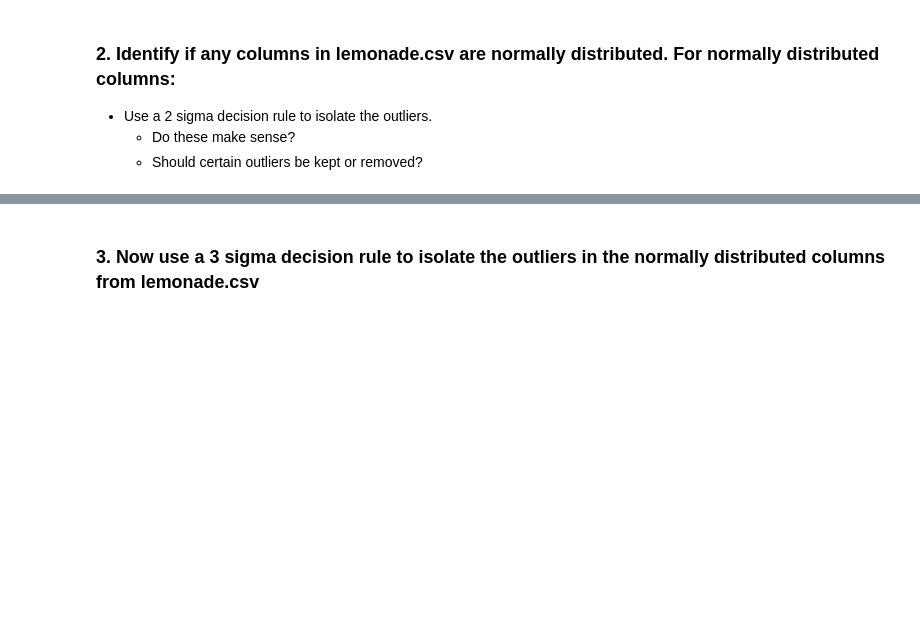
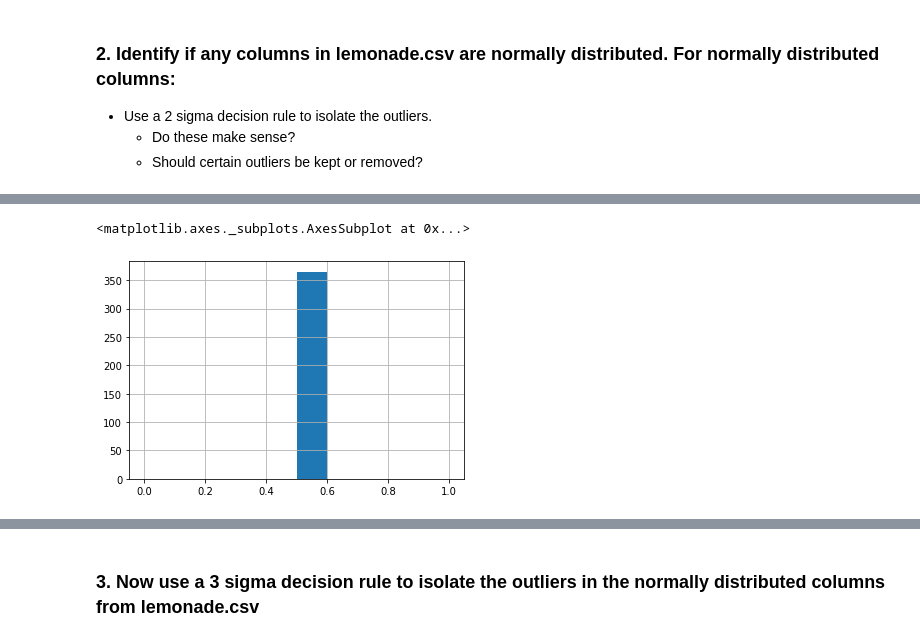
Before and after one commit to dbojado/anomaly-detection-exercises, a Jupyter notebook: continuous_probabilistic_methods.ipynb, the cells around one changed output, grey strips where cells are left out. Drawn from its saved outputs; the diff is of its cells as text; code cells hidden in the pictures; blank space fills up the shorter version.

```diff
--- a/continuous_probabilistic_methods.ipynb
+++ b/continuous_probabilistic_methods.ipynb
@@ -17,0 +235,5 @@ Define a function named get_lower_and_upper_bounds that has two arguments. The f
+# %%
+df.Price.hist()
+# %% [output]
+<matplotlib.axes._subplots.AxesSubplot at 0x...>
+[figure, added]
```
Also changed, not shown: parts of 45 cells of this notebook.
